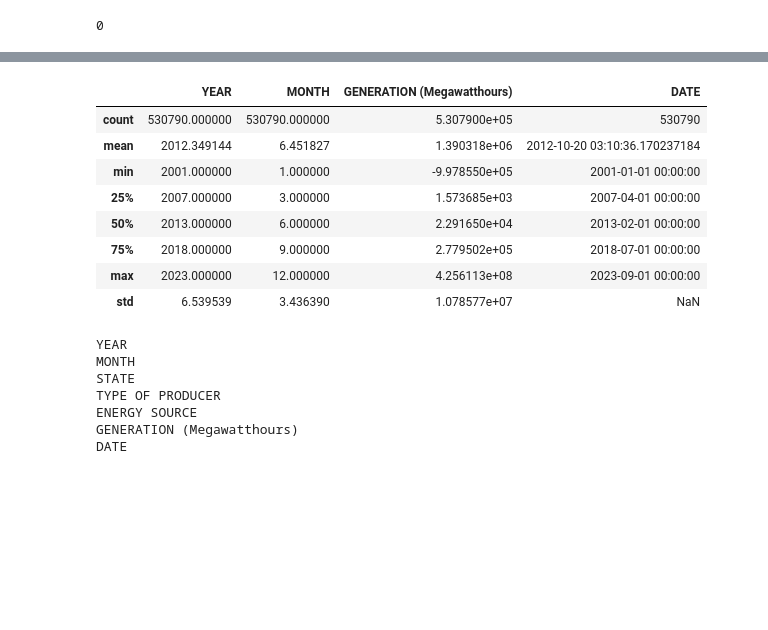
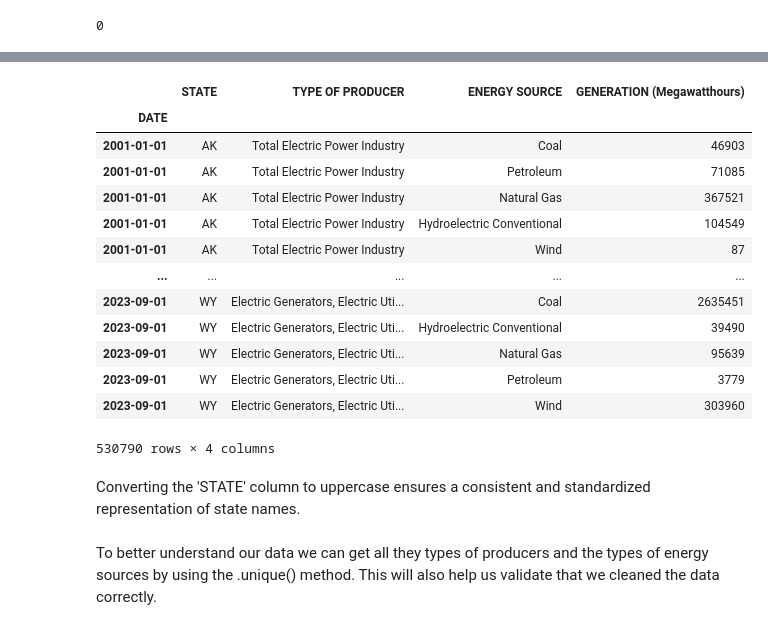
Before and after one commit to NickSordi/6505-Final-Project, a Jupyter notebook: Load Data.ipynb, the cells around one changed output, grey strips where cells are left out. Saved outputs shown, nothing was run; the diff lists cells and outputs as text; code cells hidden in the pictures; blank space fills up the shorter version.

Commit message:
Data analysis

```diff
--- a/Load Data.ipynb
+++ b/Load Data.ipynb
@@ -39,3 +56,4 @@ dtype: object
 # %%
-df['DATE'] = pd.to_datetime(df[['YEAR', 'MONTH']].assign(day=1))
-df.set_index('DATE')
+df['DATE'] = pd.to_datetime(df[['YEAR', 'MONTH']].assign(day=1),errors='coerce')
+df.set_index('DATE', inplace=True)
+df.drop(['YEAR', 'MONTH'], axis=1, inplace=True)
@@ -57,24 +60,19 @@ df.set_index('DATE')
 # %%
-df.describe()
+df
 # %% [output]
-|  | YEAR | MONTH | GENERATION (Megawatthours) | DATE |
-| count | 530790.000000 | 530790.000000 | 5.307900e+05 | 530790 |
-| mean | 2012.349144 | 6.451827 | 1.390318e+06 | 2012-10-20 03:10:36.170237184 |
-| min | 2001.000000 | 1.000000 | -9.978550e+05 | 2001-01-01 00:00:00 |
-| 25% | 2007.000000 | 3.000000 | 1.573685e+03 | 2007-04-01 00:00:00 |
-| 50% | 2013.000000 | 6.000000 | 2.291650e+04 | 2013-02-01 00:00:00 |
-| 75% | 2018.000000 | 9.000000 | 2.779502e+05 | 2018-07-01 00:00:00 |
-| max | 2023.000000 | 12.000000 | 4.256113e+08 | 2023-09-01 00:00:00 |
-| std | 6.539539 | 3.436390 | 1.078577e+07 | NaN |
+|  | STATE | TYPE OF PRODUCER | ENERGY SOURCE | GENERATION (Megawatthours) |
+| DATE |  |  |  |  |
+| 2001-01-01 | AK | Total Electric Power Industry | Coal | 46903 |
+| 2001-01-01 | AK | Total Electric Power Industry | Petroleum | 71085 |
+| 2001-01-01 | AK | Total Electric Power Industry | Natural Gas | 367521 |
+| 2001-01-01 | AK | Total Electric Power Industry | Hydroelectric Conventional | 104549 |
+| 2001-01-01 | AK | Total Electric Power Industry | Wind | 87 |
+| ... | ... | ... | ... | ... |
+| 2023-09-01 | WY | Electric Generators, Electric Uti... | Coal | 2635451 |
+| 2023-09-01 | WY | Electric Generators, Electric Uti... | Hydroelectric Conventional | 39490 |
+| 2023-09-01 | WY | Electric Generators, Electric Uti... | Natural Gas | 95639 |
+| 2023-09-01 | WY | Electric Generators, Electric Uti... | Petroleum | 3779 |
+| 2023-09-01 | WY | Electric Generators, Electric Uti... | Wind | 303960 |
+530790 rows × 4 columns
-# %%
-headers_list = list(df.columns)
-for header in headers_list:
-    print(header)
-# %% [output]
-YEAR
-MONTH
-STATE
-TYPE OF PRODUCER
-ENERGY SOURCE
-GENERATION (Megawatthours)
-DATE
+# %% [markdown]
+Converting the 'STATE' column to uppercase ensures a consistent and standardized representation of state names.
@@ -81,3 +81,5 @@ DATE
+# %% [markdown]
+To better understand our data we can get all they types of producers and the types of energy sources by using the .unique() method. This will also help us validate that we cleaned the data correctly.
 # %%
 types_producer = df['TYPE OF PRODUCER'].unique()
 types_producer
```
Also changed, not shown: parts of 63 cells of this notebook.
